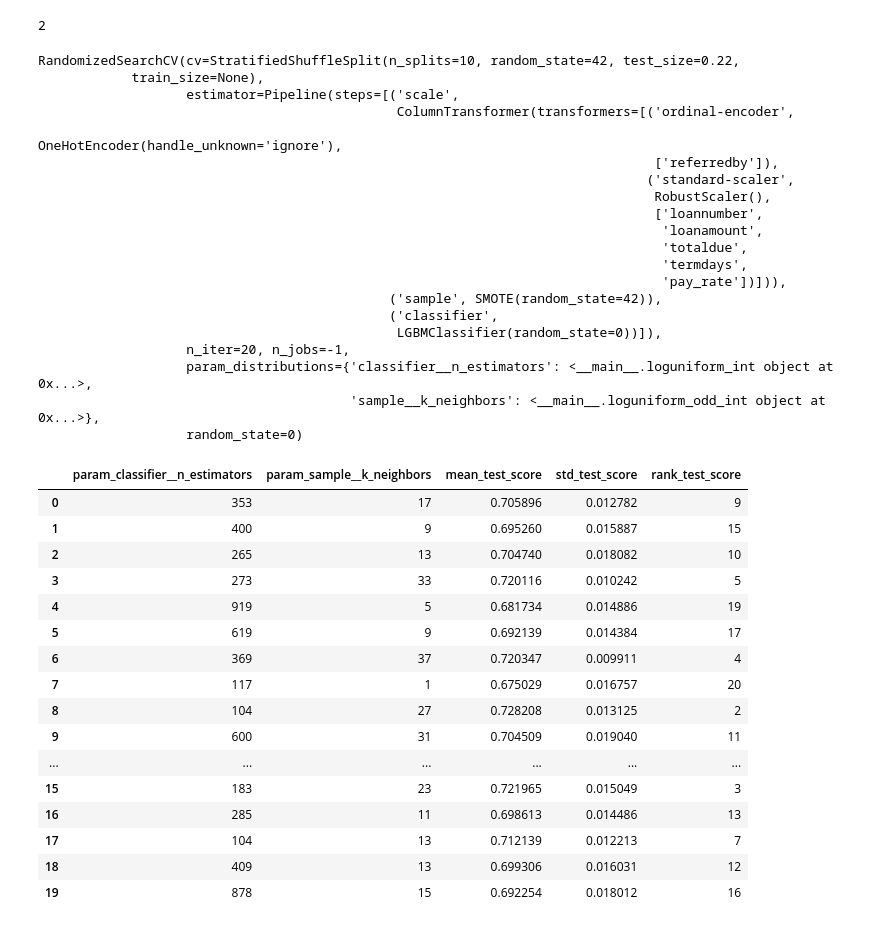
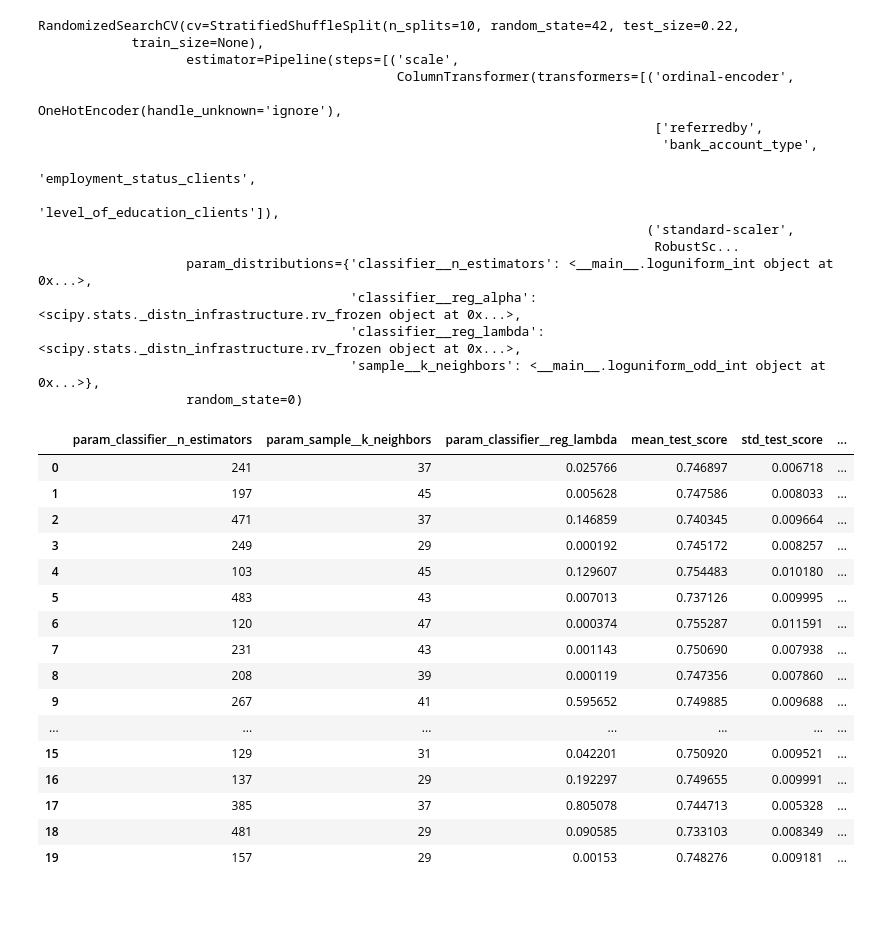
Before and after one commit to sire-ambrose/zindi_loan, a Jupyter notebook: loan_default/copy.ipynb, the cells around one changed output. Drawn from its saved outputs; the diff is of its cells as text; code cells hidden in the pictures.

```diff
--- a/loan_default/copy.ipynb
+++ b/loan_default/copy.ipynb
@@ -35,10 +62,10 @@ all_test['pay_rate'].replace([np.inf, -np.inf, np.nan], 0, inplace=True)
 # %%
 useless= ['customerid','systemloanid', 'approveddate', 'creationdate']
-all_train.drop(useless, axis=1, inplace=True)
-all_test.drop(useless, axis=1, inplace=True)
+perf_train.drop(useless, axis=1, inplace=True)
+perf_test.drop(useless, axis=1, inplace=True)
 # %%
-X= all_train.drop(['good_bad_flag'], axis=1)
-Y= all_train['good_bad_flag']
+X= perf_train.drop(['good_bad_flag'], axis=1)
+Y= perf_train['good_bad_flag']
 # %%
 X
 # %% [output]
@@ -139,15 +156,15 @@ ExtraTreesClassifier:
 # %%
 from scipy.stats import loguniform
-
+from math import ceil
 
 class loguniform_odd_int:
     """Integer valued version of the log-uniform distribution"""
     def __init__(self, a, b):
-        self._distribution = loguniform(a, b//2)
+        self._distribution = loguniform(a//2, b//2)
 
     def rvs(self, *args, **kwargs):
         """Random variable sample"""
-        return -1+ 2*self._distribution.rvs(*args, **kwargs).astype(int)
+        return -1+ (2*self._distribution.rvs(*args, **kwargs).astype(int))
 from scipy.stats import loguniform
 
 
@@ -159,17 +176,16 @@ class loguniform_int:
     def rvs(self, *args, **kwargs):
         """Random variable sample"""
         return self._distribution.rvs(*args, **kwargs).astype(int)
-# %%
-print(loguniform_int(1, 10).rvs())
-# %% [output]
-2
 # %%
 from sklearn.model_selection import GridSearchCV, RandomizedSearchCV
-model= Pipeline(steps=[('scale', preprocessor), ('sample', SMOTE(random_state=42, )), ('classifier', LGBMClassifier(random_state=0))])
+model= Pipeline(steps=[('scale', preprocessor), ('sample', SMOTE(random_state=42 )), ('classifier', LGBMClassifier(random_state=0, n_jobs=-1))])
 cv= StratifiedShuffleSplit(n_splits=10, random_state=42, test_size=0.22)
 param_grid = {
-    'classifier__n_estimators': loguniform_int(100,1000),
-    'sample__k_neighbors':loguniform_odd_int(1, 50)
+    'classifier__n_estimators': loguniform_int(100,500),
+    'classifier__reg_alpha': loguniform(0.0001, 1),
+    'classifier__reg_lambda': loguniform(0.0001, 1),
+    'sample__k_neighbors':loguniform_odd_int(30, 50)
+
 }
 model_grid_search = RandomizedSearchCV(
     model, param_distributions=param_grid, n_jobs=-1, cv=cv, n_iter=20, random_state=0
@@ -181,45 +197,42 @@ RandomizedSearchCV(cv=StratifiedShuffleSplit(n_splits=10, random_state=42, test_
                    estimator=Pipeline(steps=[('scale',
                                               ColumnTransformer(transformers=[('ordinal-encoder',
                                                                                OneHotEncoder(handle_unknown='ignore'),
-                                                                               ['referredby']),
+                                                                               ['referredby',
+                                                                                'bank_account_type',
+                                                                                'employment_status_clients',
+                                                                                'level_of_education_clients']),
                                                                               ('standard-scaler',
-                                                                               RobustScaler(),
-                                                                               ['loannumber',
-                                                                                'loanamount',
-                                                                                'totaldue',
-                                                                                'termdays',
-                                                                                'pay_rate'])])),
-                                             ('sample', SMOTE(random_state=42)),
-                                             ('classifier',
-                                              LGBMClassifier(random_state=0))]),
-                   n_iter=20, n_jobs=-1,
+                                                                               RobustSc...
                    param_distributions={'classifier__n_estimators': <__main__.loguniform_int object at 0x...>,
+                                        'classifier__reg_alpha': <scipy.stats._distn_infrastructure.rv_frozen object at 0x...>,
+                                        'classifier__reg_lambda': <scipy.stats._distn_infrastructure.rv_frozen object at 0x...>,
                                         'sample__k_neighbors': <__main__.loguniform_odd_int object at 0x...>},
                    random_state=0)
 # %%
 cv_results = pd.DataFrame(model_grid_search.cv_results_)
 cv_results[[
     "param_classifier__n_estimators",
     "param_sample__k_neighbors",
+    'param_classifier__reg_lambda',
     "mean_test_score",
     "std_test_score",
     "rank_test_score"
 ]]
 # %% [output]
-|  | param_classifier__n_estimators | param_sample__k_neighbors | mean_test_score | std_test_score | rank_test_score |
-| 0 | 353 | 17 | 0.705896 | 0.012782 | 9 |
-| 1 | 400 | 9 | 0.695260 | 0.015887 | 15 |
-| 2 | 265 | 13 | 0.704740 | 0.018082 | 10 |
-| 3 | 273 | 33 | 0.720116 | 0.010242 | 5 |
-| 4 | 919 | 5 | 0.681734 | 0.014886 | 19 |
-| 5 | 619 | 9 | 0.692139 | 0.014384 | 17 |
-| 6 | 369 | 37 | 0.720347 | 0.009911 | 4 |
-| 7 | 117 | 1 | 0.675029 | 0.016757 | 20 |
-| 8 | 104 | 27 | 0.728208 | 0.013125 | 2 |
-| 9 | 600 | 31 | 0.704509 | 0.019040 | 11 |
-| ... | ... | ... | ... | ... | ... |
-| 15 | 183 | 23 | 0.721965 | 0.015049 | 3 |
-| 16 | 285 | 11 | 0.698613 | 0.014486 | 13 |
-| 17 | 104 | 13 | 0.712139 | 0.012213 | 7 |
-| 18 | 409 | 13 | 0.699306 | 0.016031 | 12 |
-| 19 | 878 | 15 | 0.692254 | 0.018012 | 16 |
+|  | param_classifier__n_estimators | param_sample__k_neighbors | param_classifier__reg_lambda | mean_test_score | std_test_score | ... |
+| 0 | 241 | 37 | 0.025766 | 0.746897 | 0.006718 | ... |
+| 1 | 197 | 45 | 0.005628 | 0.747586 | 0.008033 | ... |
+| 2 | 471 | 37 | 0.146859 | 0.740345 | 0.009664 | ... |
+| 3 | 249 | 29 | 0.000192 | 0.745172 | 0.008257 | ... |
+| 4 | 103 | 45 | 0.129607 | 0.754483 | 0.010180 | ... |
+| 5 | 483 | 43 | 0.007013 | 0.737126 | 0.009995 | ... |
+| 6 | 120 | 47 | 0.000374 | 0.755287 | 0.011591 | ... |
+| 7 | 231 | 43 | 0.001143 | 0.750690 | 0.007938 | ... |
+| 8 | 208 | 39 | 0.000119 | 0.747356 | 0.007860 | ... |
+| 9 | 267 | 41 | 0.595652 | 0.749885 | 0.009688 | ... |
+| ... | ... | ... | ... | ... | ... | ... |
+| 15 | 129 | 31 | 0.042201 | 0.750920 | 0.009521 | ... |
+| 16 | 137 | 29 | 0.192297 | 0.749655 | 0.009991 | ... |
+| 17 | 385 | 37 | 0.805078 | 0.744713 | 0.005328 | ... |
+| 18 | 481 | 29 | 0.090585 | 0.733103 | 0.008349 | ... |
+| 19 | 157 | 29 | 0.00153 | 0.748276 | 0.009181 | ... |
```
Also changed, not shown: parts of 25 cells of this notebook, 2 other files.
